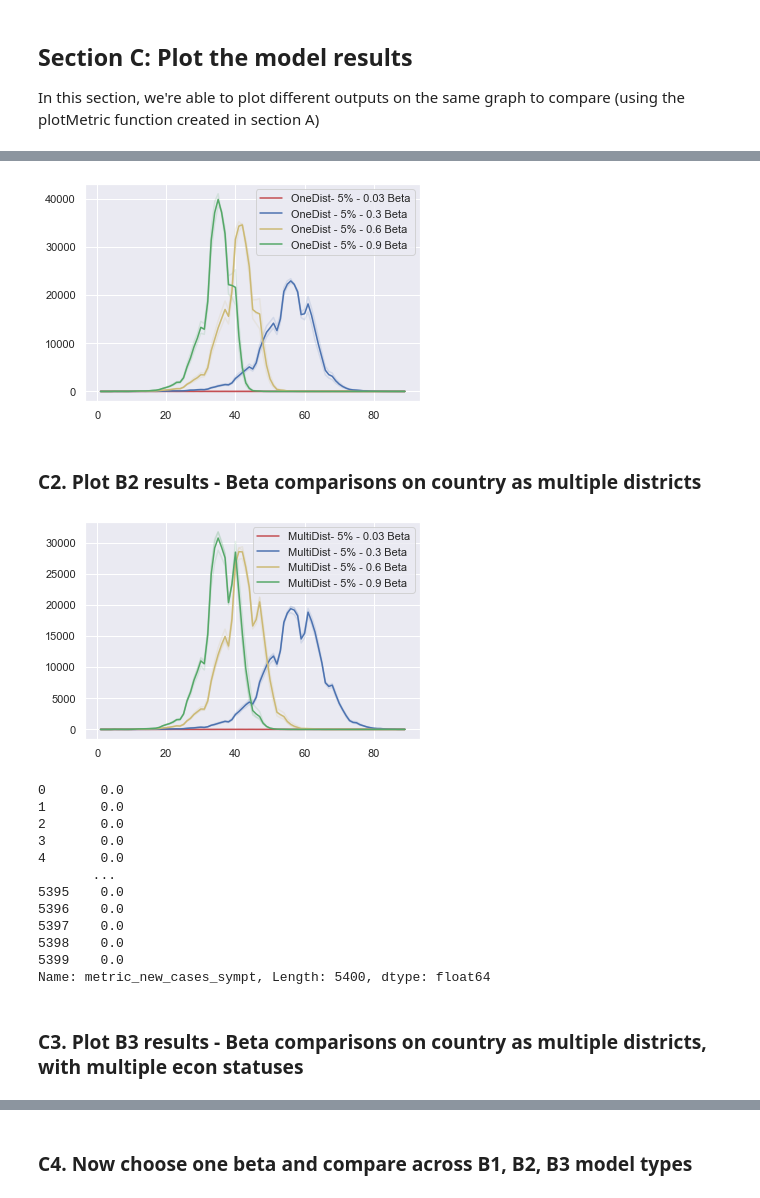
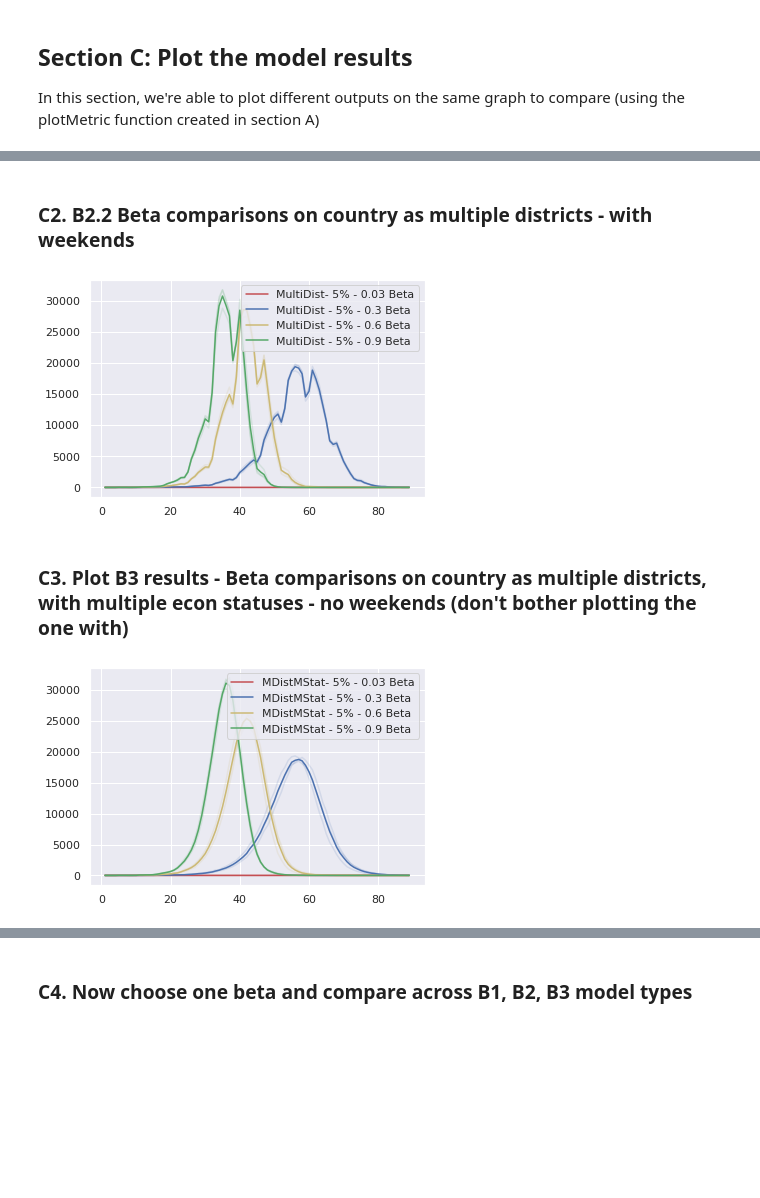
Before and after one commit to dime-worldbank/Disease-Modelling-SSA, a Jupyter notebook: notebooks/Verification of Model Functionality_v3.ipynb, the cells around one changed output, grey strips where cells are left out. Cells and saved outputs as stored; diff of their text form; code cells hidden in the pictures; blank space fills up the shorter version.

Commit message:
experimenting with weekends

```diff
--- a/notebooks/Verification of Model Functionality_v3.ipynb
+++ b/notebooks/Verification of Model Functionality_v3.ipynb
@@ -74,12 +74,15 @@ def plotMetric(files, prefix, suffix, metrics = [], symbol = "-", alpha=1, weigh
 
         if(re.search(template, f) != None): # f.startswith(prefix) and
             r_data_raw = pd.read_csv(path + f, sep='\t')
-
-            r_data = r_data_raw.groupby('time', as_index=False).agg({'metric_died_count': 'sum', 'metric_new_hospitalized': 'sum',
+            #we need to add an if statement here for only if it's a multidistrict model do we do this aggregation
+            unique_dist_names = pd.unique(r_data_raw['myId'])
+            if len(unique_dist_names) == 1:
+                r_data = r_data_raw
+            else:
+                r_data = r_data_raw.groupby('time', as_index=False).agg({'metric_died_count': 'sum', 'metric_new_hospitalized': 'sum',
                                     'metric_new_critical': 'sum', 'metric_new_cases_asympt': 'sum',
                                     'metric_new_cases_sympt': 'sum', 'metric_new_deaths': 'sum',
                                     'metric_new_recovered': 'sum', 'metric_currently_infected': 'sum'})
-
             totcases = []
             for metric in metrics:
                 if len(totcases) == 0:
@@ -186,27 +351,30 @@ In this section, we're able to plot different outputs on the same graph to compa
+# %% [markdown]
+### C2. B2.2 Beta comparisons on country as multiple districts - with weekends
 # %%
-#path = "/home/wb488473/Disease-Modelling-SSA/data/verification/output/sweep/single_district/"
-path = "/Users/swise/workspace/worldbank/Disease-Modelling-SSA/data/verification/single_district/"
+path = "/home/wb488473/Disease-Modelling-SSA/data/verification/output/sweep/multi_district/"
+#path = "/Users/swise/workspace/worldbank/Disease-Modelling-SSA/data/verification/multi_district/"
+
 
 files = os.listdir(path)
 
-prefix = "sweep_default1Dist_betaComparison__agg_"
-prefix2 = "sweep_default1Dist_betaComparison__agg_"
+prefix = "sweep_defaultMultiDist_betaComparison__agg_"
+prefix2 = "sweep_multiStatusMultiDist_betaComparison__agg_"
 #prefix3 = ""
 
-line1 = plotMetric(files, prefix, "0.03.txt", ["metric_new_cases_sympt"],'r-', 0.15, weighting=4)
+line1 = plotMetric(files, prefix, "0.03.txt", ["metric_new_cases_sympt"], 'r-', 0.15)
 line2 = plotMetric(files, prefix, "0.3.txt", ["metric_new_cases_sympt"], 'b-', 0.15)
 line3 = plotMetric(files, prefix, "0.6.txt", ["metric_new_cases_sympt"], 'y-', 0.15)
 line4 = plotMetric(files, prefix, "0.9.txt", ["metric_new_cases_sympt"], 'g-', 0.15)
 #line5 = plotMetric(files, prefix2, "0.1.txt", "metric_new_cases_sympt", 'g', 0.15)
 #line6 = plotMetric(files, prefix2, "0.05.txt", "metric_new_cases_sympt", 'y', 0.15)
 
-plt.plot(line1["myTime"][1:], line1['myLine'][1:], 'r', label="OneDist- 5% - 0.03 Beta")
-plt.plot(line2["myTime"][1:], line2['myLine'][1:], 'b', label="OneDist - 5% - 0.3 Beta")
-plt.plot(line3["myTime"][1:], line3['myLine'][1:], 'y', label="OneDist - 5% - 0.6 Beta")
-plt.plot(line4["myTime"][1:], line4['myLine'][1:], 'g', label="OneDist - 5% - 0.9 Beta")
+plt.plot(line1["myTime"][1:], line1['myLine'][1:], 'r-', label="MultiDist- 5% - 0.03 Beta")
+plt.plot(line2["myTime"][1:], line2['myLine'][1:], 'b-', label="MultiDist - 5% - 0.3 Beta")
+plt.plot(line3["myTime"][1:], line3['myLine'][1:], 'y-', label="MultiDist - 5% - 0.6 Beta")
+plt.plot(line4["myTime"][1:], line4['myLine'][1:], 'g-', label="MultiDist - 5% - 0.9 Beta")
 #plt.plot(line3["myTime"][1:], line3['myLine'][1:], 'g', label="Perfect Mixing - .10 Beta")
 plt.legend()
 
-plt.savefig(path + "1Dist_beta_comps_90days.png", dpi=300)
+plt.savefig(path + "MultiDist_beta_comps_90days.png", dpi=300)
 # %% [output]
-[figure, old version]
+[figure, new version]
@@ -215,47 +381,28 @@ line1['myLine']
 # %% [markdown]
-### C2. Plot B2 results - Beta comparisons on country as multiple districts
+### C3. Plot B3 results - Beta comparisons on country as multiple districts, with multiple econ statuses - no weekends (don't bother plotting the one with)
 # %%
-#path = "/home/wb488473/Disease-Modelling-SSA/data/verification/output/sweep/multi_district/"
-path = "/Users/swise/workspace/worldbank/Disease-Modelling-SSA/data/verification/multi_district/"
+path = "/home/wb488473/Disease-Modelling-SSA/data/verification/output/sweep/multidist_multistatus_nowknds/"
+#path = "/Users/swise/workspace/worldbank/Disease-Modelling-SSA/data/verification/multidist_multistatus/"
 
 
 files = os.listdir(path)
 
-prefix = "sweep_defaultMultiDist_betaComparison__agg_"
-prefix2 = "sweep_multiStatusMultiDist_betaComparison__agg_"
-#prefix3 = ""
+prefix = "sweep_multiStatusMultiDist_noWknds_betaComparison__agg_"
 
-line1 = plotMetric(files, prefix, "0.03.txt", ["metric_new_cases_sympt"], 'r-', 0.15, weighting=4)
+line1 = plotMetric(files, prefix, "0.03.txt", ["metric_new_cases_sympt"], 'r-', 0.15)
 line2 = plotMetric(files, prefix, "0.3.txt", ["metric_new_cases_sympt"], 'b-', 0.15)
 line3 = plotMetric(files, prefix, "0.6.txt", ["metric_new_cases_sympt"], 'y-', 0.15)
 line4 = plotMetric(files, prefix, "0.9.txt", ["metric_new_cases_sympt"], 'g-', 0.15)
 #line5 = plotMetric(files, prefix2, "0.1.txt", "metric_new_cases_sympt", 'g', 0.15)
 #line6 = plotMetric(files, prefix2, "0.05.txt", "metric_new_cases_sympt", 'y', 0.15)
 
-plt.plot(line1["myTime"][1:], line1['myLine'][1:], 'r-', label="MultiDist- 5% - 0.03 Beta")
-plt.plot(line2["myTime"][1:], line2['myLine'][1:], 'b-', label="MultiDist - 5% - 0.3 Beta")
-plt.plot(line3["myTime"][1:], line3['myLine'][1:], 'y-', label="MultiDist - 5% - 0.6 Beta")
-plt.plot(line4["myTime"][1:], line4['myLine'][1:], 'g-', label="MultiDist - 5% - 0.9 Beta")
+plt.plot(line1["myTime"][1:], line1['myLine'][1:], 'r', label="MDistMStat- 5% - 0.03 Beta")
+plt.plot(line2["myTime"][1:], line2['myLine'][1:], 'b', label="MDistMStat - 5% - 0.3 Beta")
+plt.plot(line3["myTime"][1:], line3['myLine'][1:], 'y', label="MDistMStat - 5% - 0.6 Beta")
+plt.plot(line4["myTime"][1:], line4['myLine'][1:], 'g', label="MDistMStat - 5% - 0.9 Beta")
 #plt.plot(line3["myTime"][1:], line3['myLine'][1:], 'g', label="Perfect Mixing - .10 Beta")
 plt.legend()
 
-plt.savefig(path + "MultiDist_beta_comps_90days.png", dpi=300)
+plt.savefig(path + "MultiDistMultiStat_nowknds_beta_comps_90days.png", dpi=300)
 # %% [output]
-[figure, old version]
+[figure, new version]
-# %%
-line1['myLine']
-# %% [output]
-0       0.0
-1       0.0
-2       0.0
-3       0.0
-4       0.0
-       ...
-5395    0.0
-5396    0.0
-5397    0.0
-5398    0.0
-5399    0.0
-Name: metric_new_cases_sympt, Length: 5400, dtype: float64
-# %% [markdown]
-### C3. Plot B3 results - Beta comparisons on country as multiple districts, with multiple econ statuses
```
Also changed, not shown: parts of 31 cells of this notebook.
